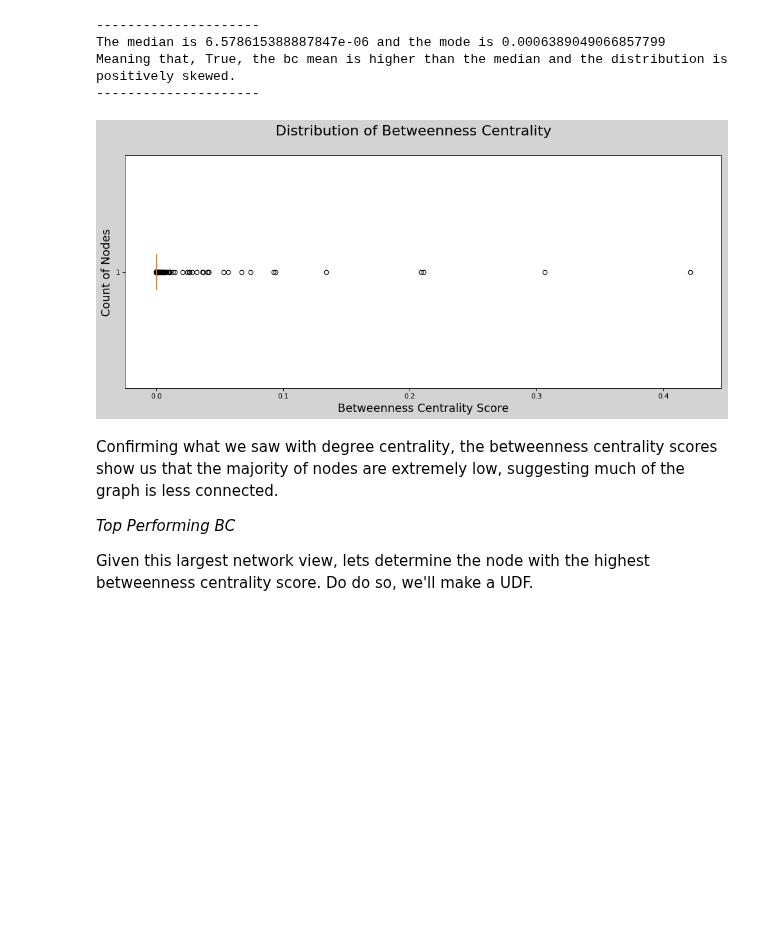
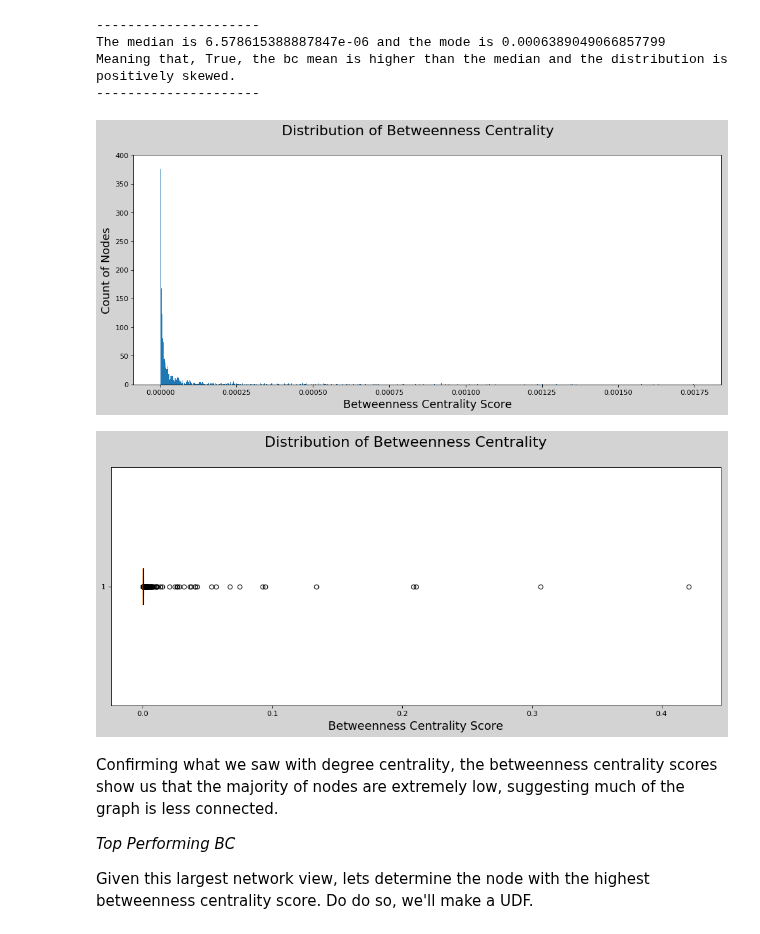
Before and after one commit to showmalley/code_portfolio, a Jupyter notebook: Python -- Network Analysis/Social Network Analysis.ipynb, the cells around one changed output. Cells and saved outputs as stored; diff of their text form; code cells hidden in the pictures; blank space fills up the shorter version.

```diff
--- a/Python -- Network Analysis/Social Network Analysis.ipynb
+++ b/Python -- Network Analysis/Social Network Analysis.ipynb
@@ -250,16 +275,25 @@ print("---------------------")
 The median is 6.578615388887847e-06 and the mode is 0.0006389049066857799
 Meaning that, True, the bc mean is higher than the median and the distribution is positively skewed.
 ---------------------
+# %%
+plt.figure(figsize=(15, 6), dpi=80, facecolor='lightgray')
+plt.hist(bc_v, bins = list(np.arange(0, 0.00175, 0.000001)))
+plt.suptitle('Distribution of Betweenness Centrality', fontsize=20)
+plt.xlabel('Betweenness Centrality Score', fontsize=16)
+plt.ylabel('Count of Nodes', fontsize=16)
+plt.ylim((0,400))
+plt.show()
+# %% [output]
+[figure, added]
 # %%
 plt.figure(figsize=(15, 6), dpi=80, facecolor='lightgray')
 plt.scatter(bc_v,bc_k)
 plt.boxplot(bc_v, vert=False)
 plt.suptitle('Distribution of Betweenness Centrality', fontsize=20)
 plt.xlabel('Betweenness Centrality Score', fontsize=16)
-plt.ylabel('Count of Nodes', fontsize=16)
 plt.show()
 # %% [output]
-[figure, old version]
+[figure, new version]
 # %% [markdown]
 Confirming what we saw with degree centrality, the betweenness centrality scores show us that the majority of nodes are extremely low, suggesting much of the graph is less connected.
 
```
Also changed, not shown: parts of 24 cells of this notebook.
